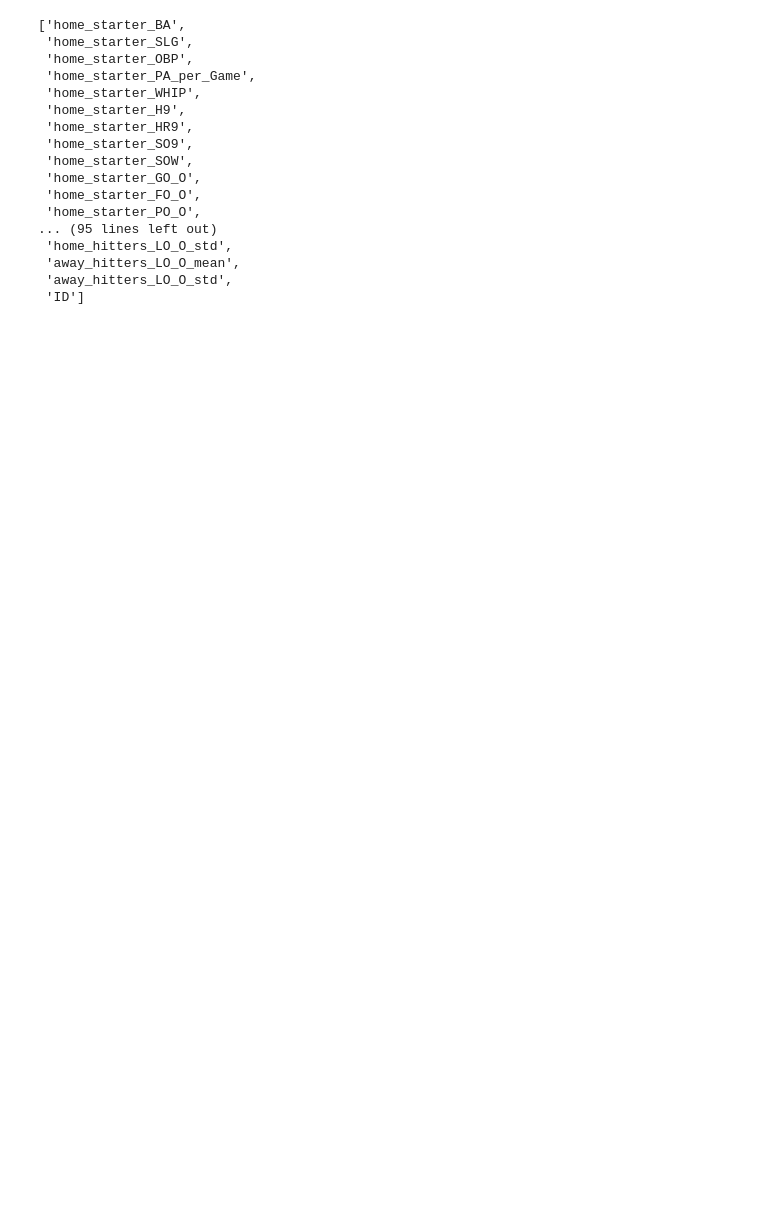
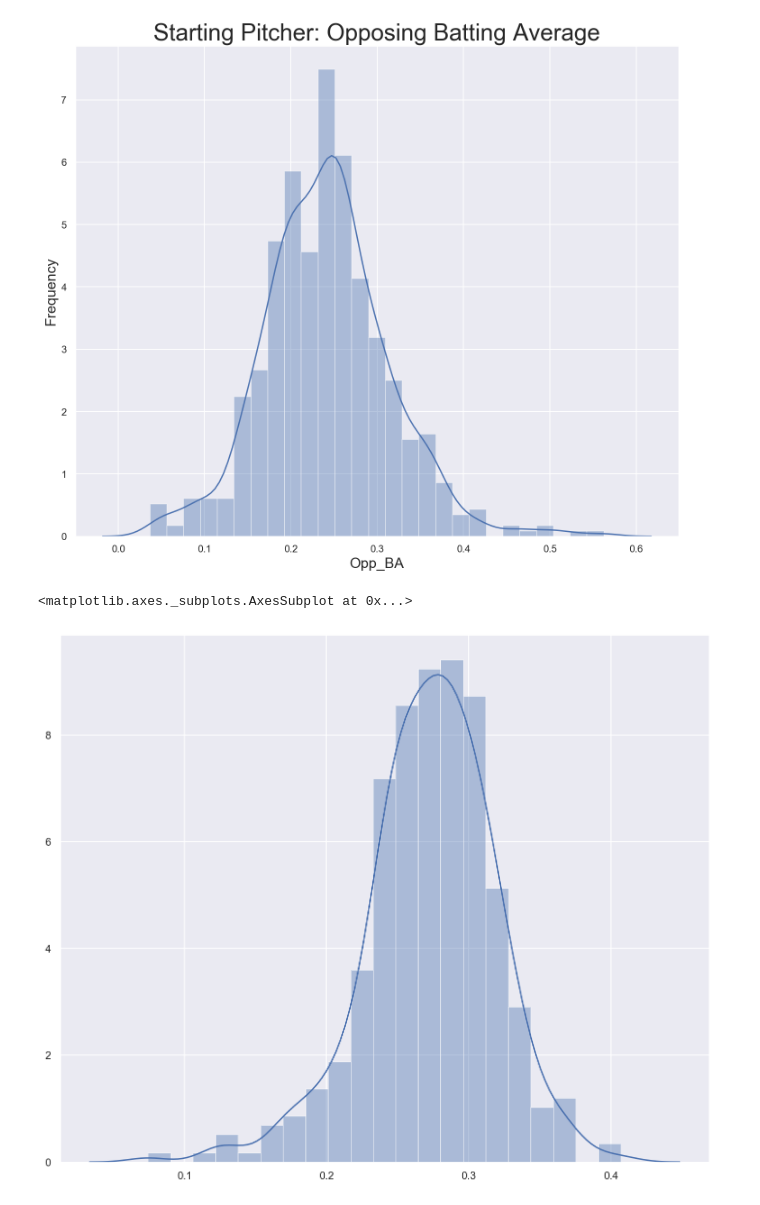
Before and after one commit to schlinkertc/mlb_predictions, a Jupyter notebook: eda.ipynb, the cells around one changed output. Saved outputs shown, nothing was run; the diff lists cells and outputs as text; code cells hidden in the pictures; blank space fills up the shorter version.

Commit message:
2018 games added,dataset revisited

```diff
--- a/eda.ipynb
+++ b/eda.ipynb
@@ -47,2 +58,4 @@ schema_viz.write_png('dbschema.png')
+# %%
+image_dir = "/Users/schlinkertc/code/mlb_predictions/mlb_predictions/images/"
 # %% [markdown]
 ## What's in our DB?
@@ -81,0 +94,19 @@ df.shape
+# %%
+def merge_scores(df,session):
+    """
+    Takes in a dataframe and a sql alch session, returns df with game scores added. merges with 'ID' column.
+    """
+    games = [session.query(Game).filter(Game.id==x).one() for x in df['ID']]
+
+    score_dict=([{'ID':g.id,
+                  'home_score':max([x.homeScore for x in g.plays]),
+                  'away_score':max([x.awayScore for x in g.plays])}
+                  for g in games])
+
+    df=pd.merge(right=pd.DataFrame.from_dict(score_dict),
+            left=df,
+            right_on='ID',
+            left_on='ID')
+    return df
+# %%
+df = merge_scores(df,session)
@@ -82,22 +118,20 @@ df.shape
 # %%
 df.fillna(0,inplace=True)
-# %%
-df.columns.tolist()
-# %% [output]
-['home_starter_BA',
- 'home_starter_SLG',
- 'home_starter_OBP',
- 'home_starter_PA_per_Game',
- 'home_starter_WHIP',
- 'home_starter_H9',
- 'home_starter_HR9',
- 'home_starter_SO9',
- 'home_starter_SOW',
- 'home_starter_GO_O',
- 'home_starter_FO_O',
- 'home_starter_PO_O',
-... (95 lines left out)
- 'home_hitters_LO_O_std',
- 'away_hitters_LO_O_mean',
- 'away_hitters_LO_O_std',
- 'ID']
+# %%
+nonZero_homeStarterBa=[x for x in df['home_starter_BA'] if x>0]
+nonZero_awayStarterBa=[x for x in df['away_starter_BA'] if x>0]
+nonZero_starterBa=[item for sublist in [nonZero_awayStarterBa,nonZero_homeStarterBa] for item in sublist]
+
+sns.distplot(nonZero_starterBa)
+plt.title('Starting Pitcher: Opposing Batting Average',fontdict={'fontsize':26})
+plt.xlabel('Opp_BA',fontdict={'fontsize':16})
+plt.ylabel('Frequency',fontdict={'fontsize':16})
+plt.savefig(image_dir+'SP_OBA.jpg')
+plt.show()
+
+
+sns.distplot([x for x in df['home_hitters_SLG_mean'] if x>0])
+# %% [output]
+[figure, added]
+<matplotlib.axes._subplots.AxesSubplot at 0x...>
+[figure, added]
```
Also changed, not shown: parts of 20 cells of this notebook, 9 other files.
